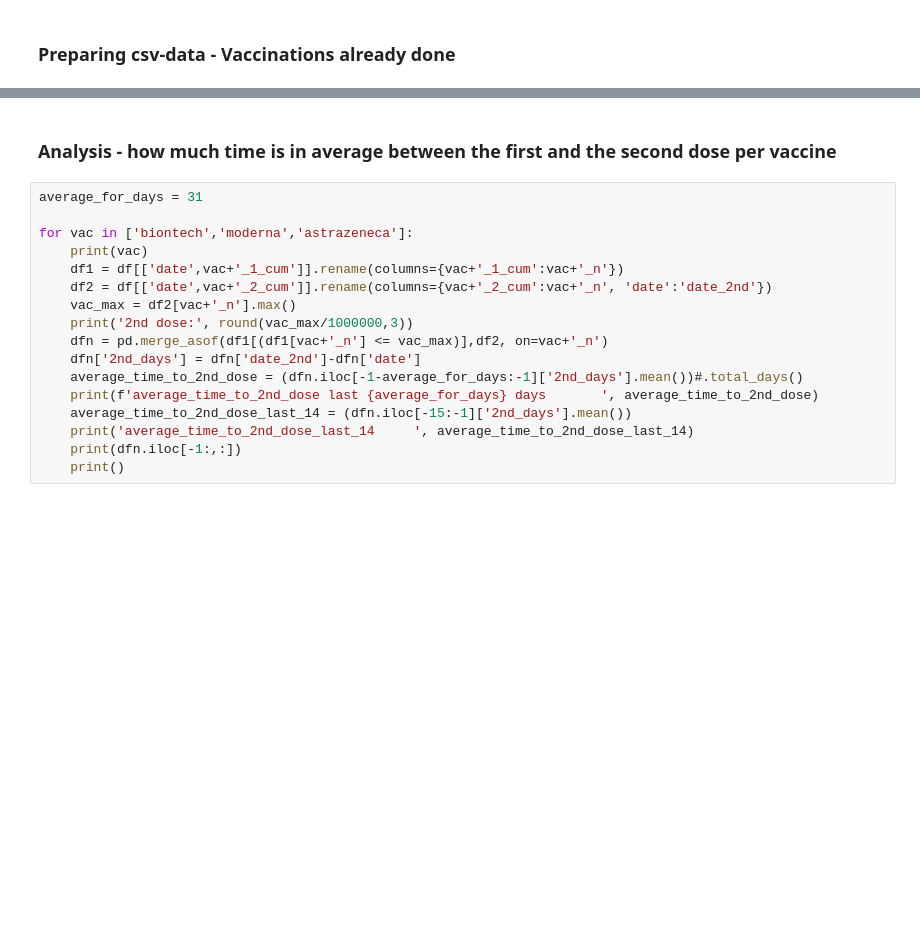
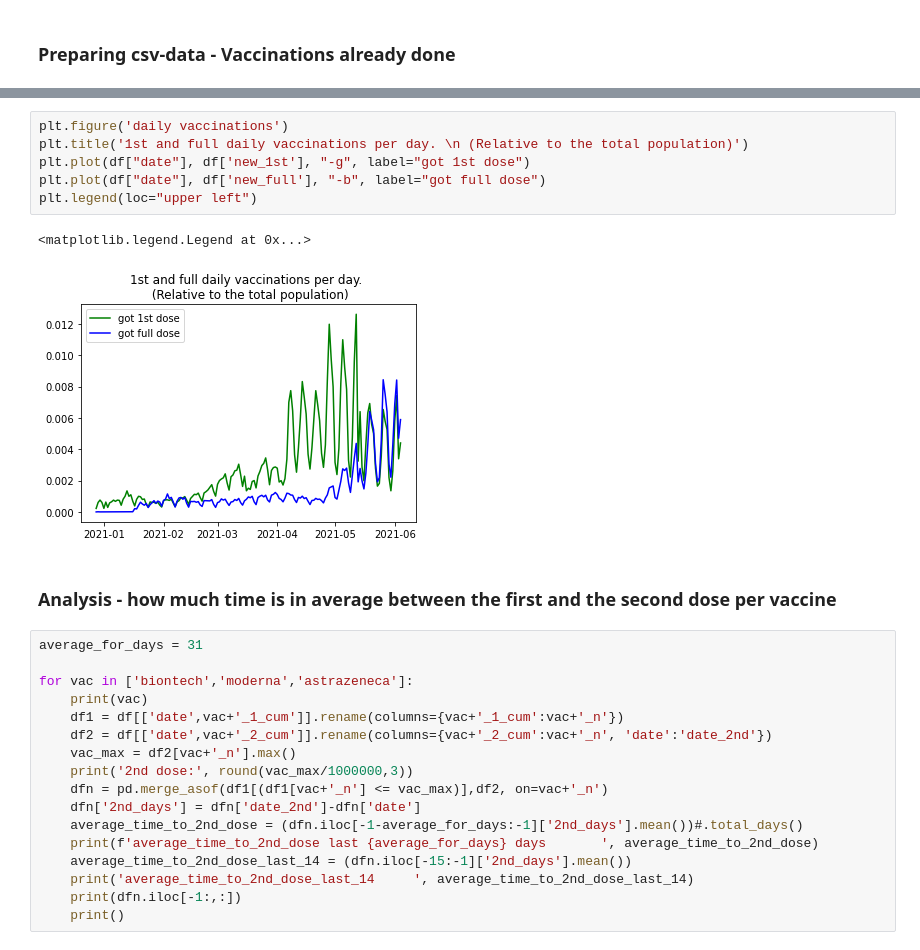
Before and after one commit to ThomasRegier/corona_vaccination_effect_predictor, a Jupyter notebook: Corona-Vaccination-Calculator.ipynb, the cells around one changed output, grey strips where cells are left out. Cells and saved outputs as stored; diff of their text form; blank space fills up the shorter version.

```diff
--- a/Corona-Vaccination-Calculator.ipynb
+++ b/Corona-Vaccination-Calculator.ipynb
@@ -134,3 +130,12 @@ In 14 days a R-rate of 1.613 is reduced to 1.0 due to the vaccination
+# %%
+plt.figure('daily vaccinations')
+plt.title('1st and full daily vaccinations per day. \n (Relative to the total population)')
+plt.plot(df["date"], df['new_1st'], "-g", label="got 1st dose")
+plt.plot(df["date"], df['new_full'], "-b", label="got full dose")
+plt.legend(loc="upper left")
+# %% [output]
+<matplotlib.legend.Legend at 0x...>
+[figure, added]
 # %% [markdown]
 ### Analysis - how much time is in average between the first and the second dose per vaccine
 # %%
```
Also changed, not shown: parts of 13 cells of this notebook, 3 other files.
